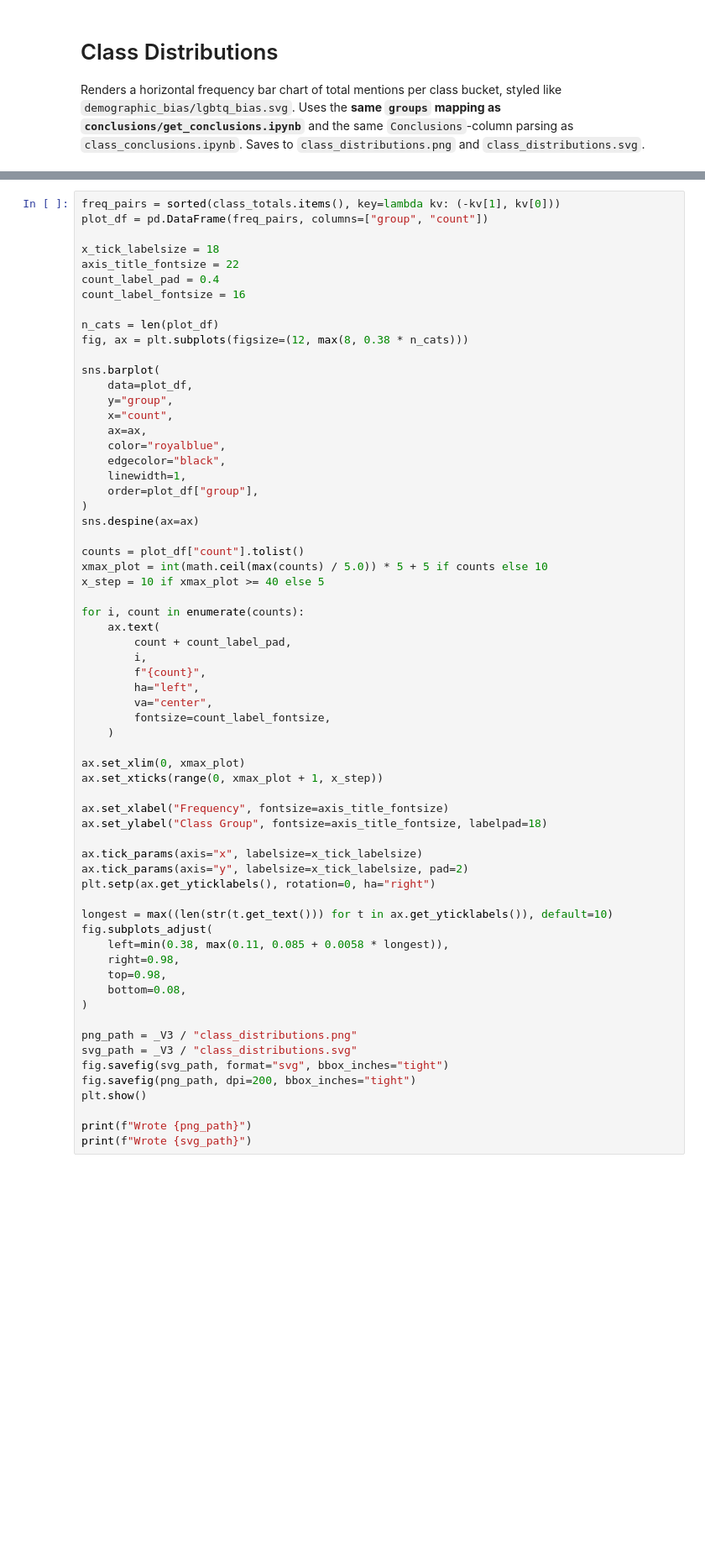
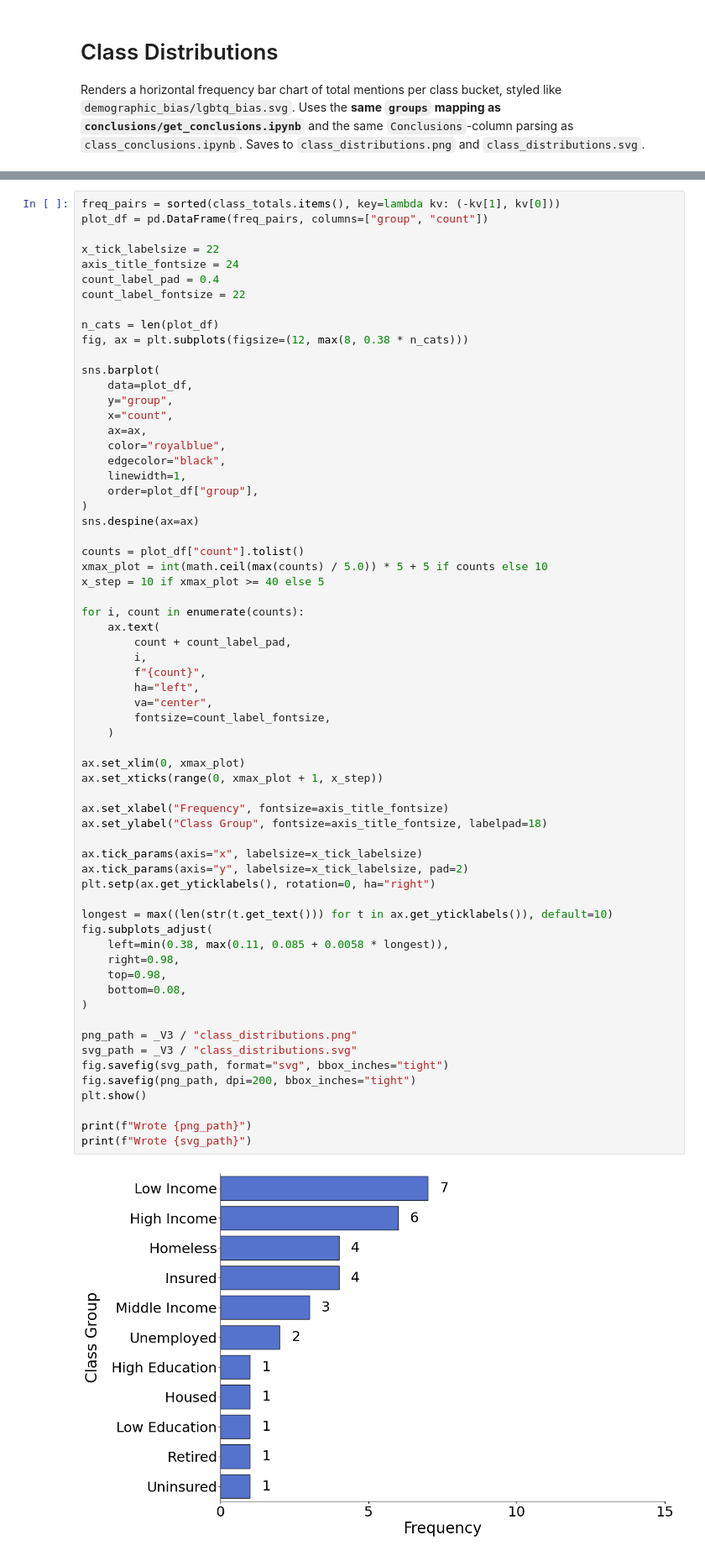
Before and after one commit to Need-a-taco/LLM-Bias, a Jupyter notebook: conclusions/class_conclusions/v3/class_distributions.ipynb, the cells around one changed output, grey strips where cells are left out. Shown at 84% size. Saved outputs shown, nothing was run; the diff lists cells and outputs as text; blank space fills up the shorter version.

```diff
--- a/conclusions/class_conclusions/v3/class_distributions.ipynb
+++ b/conclusions/class_conclusions/v3/class_distributions.ipynb
@@ -75,10 +87,10 @@ class_totals
 freq_pairs = sorted(class_totals.items(), key=lambda kv: (-kv[1], kv[0]))
 plot_df = pd.DataFrame(freq_pairs, columns=["group", "count"])
 
-x_tick_labelsize = 18
-axis_title_fontsize = 22
+x_tick_labelsize = 22
+axis_title_fontsize = 24
 count_label_pad = 0.4
-count_label_fontsize = 16
+count_label_fontsize = 22
 
 n_cats = len(plot_df)
 fig, ax = plt.subplots(figsize=(12, max(8, 0.38 * n_cats)))
@@ -108,30 +120,32 @@ for i, count in enumerate(counts):
         va="center",
         fontsize=count_label_fontsize,
     )
 
 ax.set_xlim(0, xmax_plot)
 ax.set_xticks(range(0, xmax_plot + 1, x_step))
 
 ax.set_xlabel("Frequency", fontsize=axis_title_fontsize)
 ax.set_ylabel("Class Group", fontsize=axis_title_fontsize, labelpad=18)
 
 ax.tick_params(axis="x", labelsize=x_tick_labelsize)
 ax.tick_params(axis="y", labelsize=x_tick_labelsize, pad=2)
 plt.setp(ax.get_yticklabels(), rotation=0, ha="right")
 
 longest = max((len(str(t.get_text())) for t in ax.get_yticklabels()), default=10)
 fig.subplots_adjust(
     left=min(0.38, max(0.11, 0.085 + 0.0058 * longest)),
     right=0.98,
     top=0.98,
     bottom=0.08,
 )
 
 png_path = _V3 / "class_distributions.png"
 svg_path = _V3 / "class_distributions.svg"
 fig.savefig(svg_path, format="svg", bbox_inches="tight")
 fig.savefig(png_path, dpi=200, bbox_inches="tight")
 plt.show()
 
 print(f"Wrote {png_path}")
 print(f"Wrote {svg_path}")
+# %% [output]
+[figure, added]
```
Also changed, not shown: parts of 4 cells of this notebook, 57 other files.
